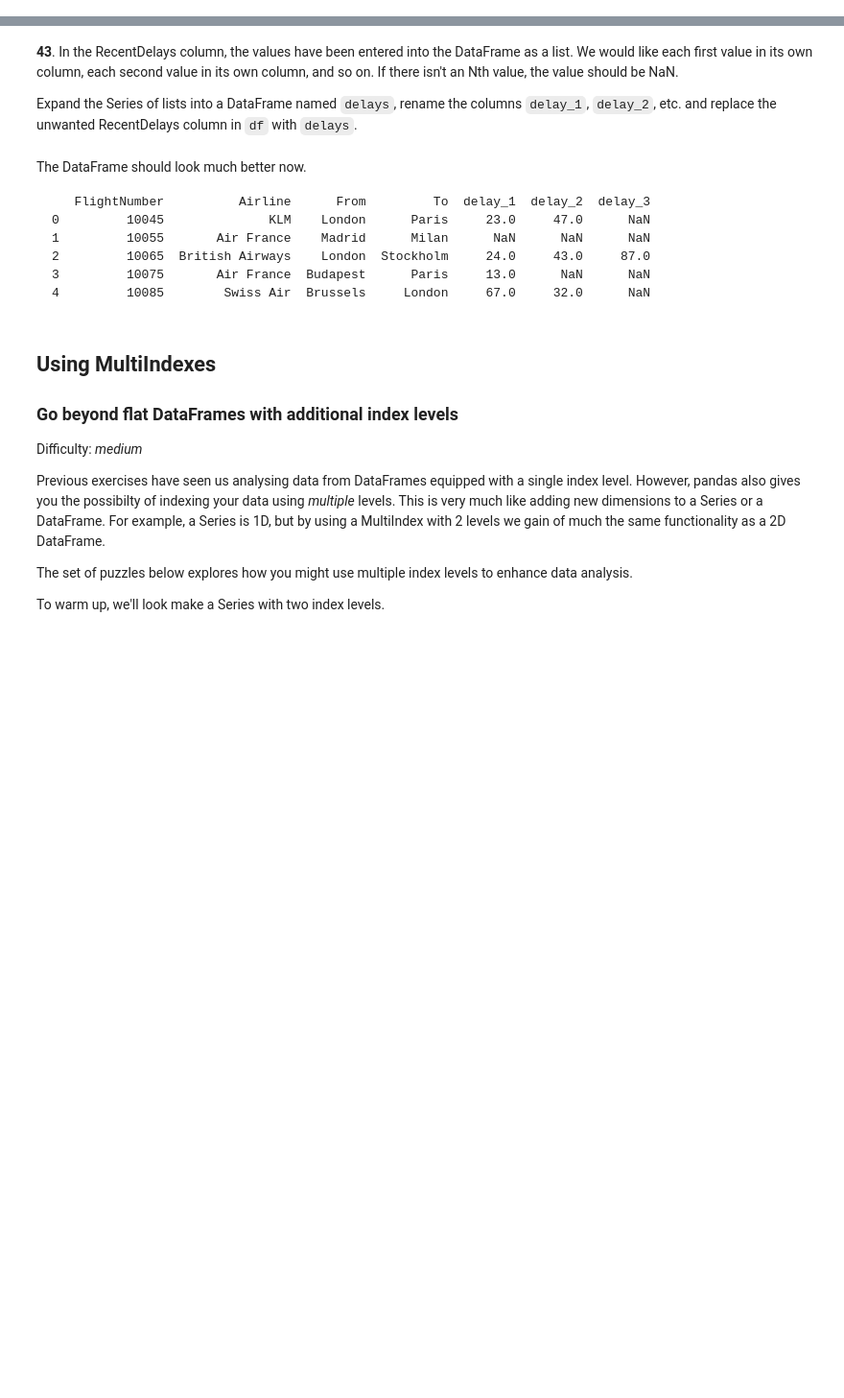
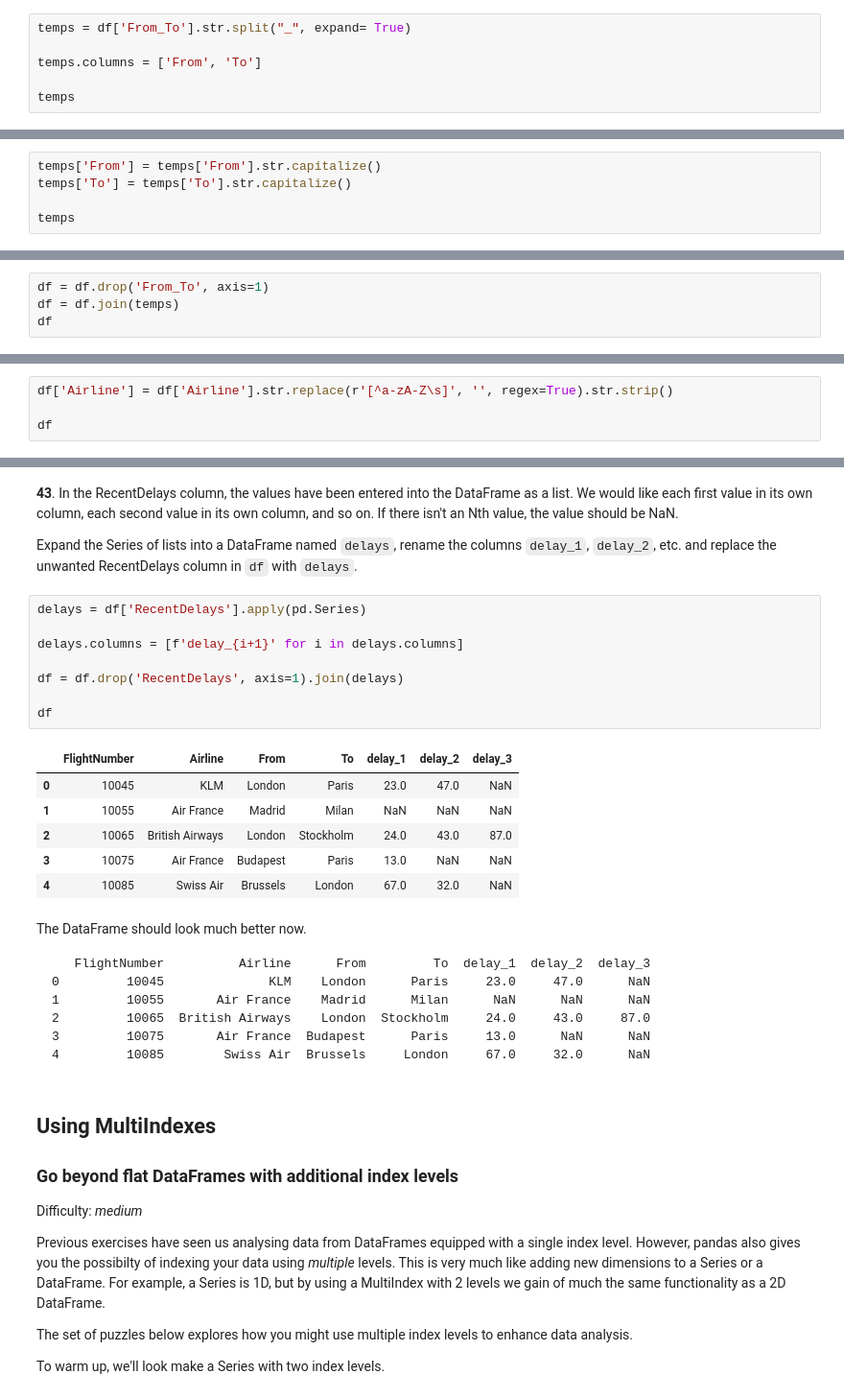
Before and after one commit to Jhonelkour/100-pandas-puzzles-, a Jupyter notebook: puzzles_solutions.ipynb, the cells around one changed output, grey strips where cells are left out. Shown: that part at 96% size. Drawn from its saved outputs; the diff is of its cells as text; blank space fills up the shorter version.

````diff
--- a/puzzles_solutions.ipynb
+++ b/puzzles_solutions.ipynb
@@ -816,2 +834,8 @@ Formatted, it looks like this:
 # %% [markdown]
 **39.** The **From\_To** column would be better as two separate columns! Split each string on the underscore delimiter `_` to give a new temporary DataFrame called 'temp' with the correct values. Assign the correct column names 'From' and 'To' to this temporary DataFrame.
+# %%
+temps = df['From_To'].str.split("_", expand= True)
+
+temps.columns = ['From', 'To']
+
+temps
@@ -818,2 +849,7 @@ Formatted, it looks like this:
 # %% [markdown]
 **40.** Notice how the capitalisation of the city names is all mixed up in this temporary DataFrame 'temp'. Standardise the strings so that only the first letter is uppercase (e.g. "londON" should become "London".)
+# %%
+temps['From'] = temps['From'].str.capitalize()
+temps['To'] = temps['To'].str.capitalize()
+
+temps
@@ -820,2 +863,6 @@ Formatted, it looks like this:
 # %% [markdown]
 **41.** Delete the **From_To** column from `df` and attach the temporary DataFrame 'temp' from the previous questions.
+# %%
+df = df.drop('From_To', axis=1)
+df = df.join(temps)
+df
@@ -822,2 +876,6 @@ Formatted, it looks like this:
 # %% [markdown]
 **42**. In the **Airline** column, you can see some extra puctuation and symbols have appeared around the airline names. Pull out just the airline name. E.g. `'(British Airways. )'` should become `'British Airways'`.
+# %%
+df['Airline'] = df['Airline'].str.replace(r'[^a-zA-Z\s]', '', regex=True).str.strip()
+
+df
@@ -825,6 +890,21 @@ Formatted, it looks like this:
 **43**. In the RecentDelays column, the values have been entered into the DataFrame as a list. We would like each first value in its own column, each second value in its own column, and so on. If there isn't an Nth value, the value should be NaN.
 
 Expand the Series of lists into a DataFrame named `delays`, rename the columns `delay_1`, `delay_2`, etc. and replace the unwanted RecentDelays column in `df` with `delays`.
+# %%
+delays = df['RecentDelays'].apply(pd.Series)
+
+delays.columns = [f'delay_{i+1}' for i in delays.columns]
+
+df = df.drop('RecentDelays', axis=1).join(delays)
+
+df
+# %% [output]
+|  | FlightNumber | Airline | From | To | delay_1 | delay_2 | delay_3 |
+| 0 | 10045 | KLM | London | Paris | 23.0 | 47.0 | NaN |
+| 1 | 10055 | Air France | Madrid | Milan | NaN | NaN | NaN |
+| 2 | 10065 | British Airways | London | Stockholm | 24.0 | 43.0 | 87.0 |
+| 3 | 10075 | Air France | Budapest | Paris | 13.0 | NaN | NaN |
+| 4 | 10085 | Swiss Air | Brussels | London | 67.0 | 32.0 | NaN |
 # %% [markdown]
 The DataFrame should look much better now.
 ```
````
Also changed, not shown: parts of 5 cells of this notebook.
